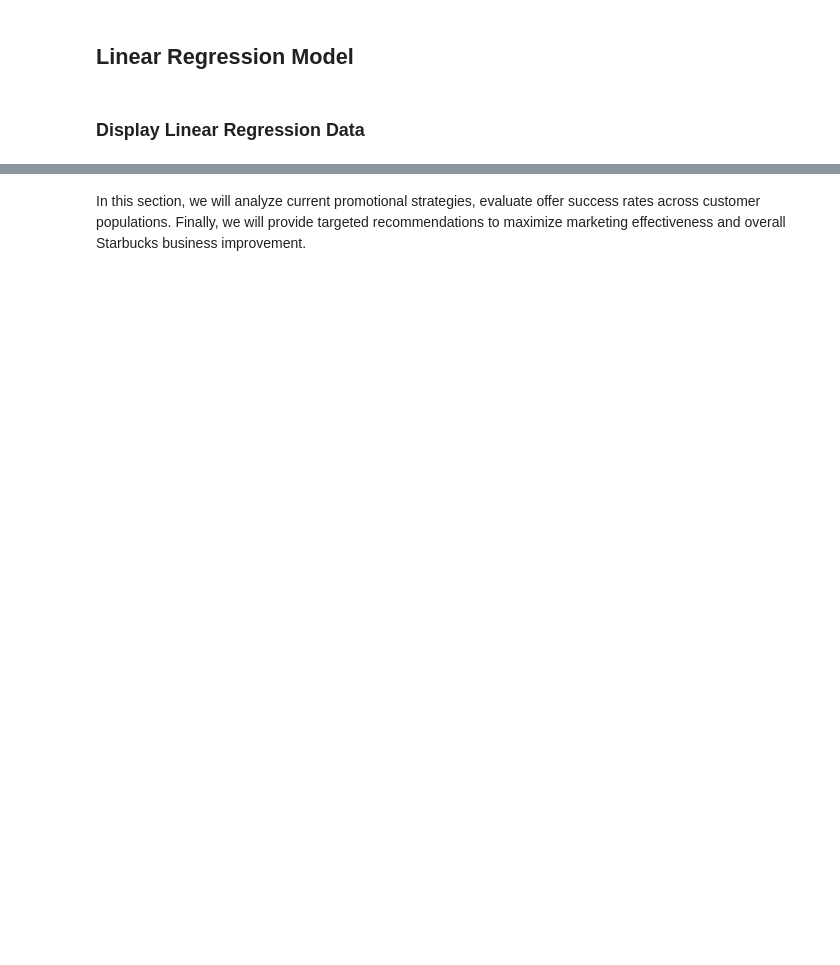
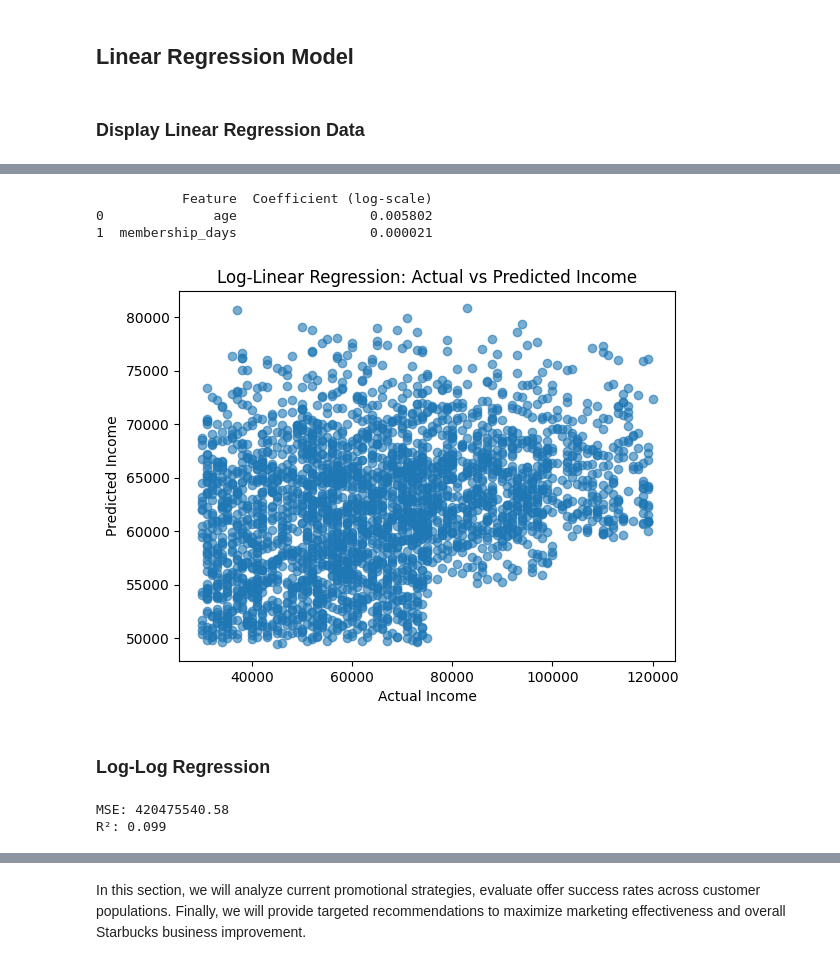
Before and after one commit to jar0987/2025FA_DSE200_MiniProject_StarbucksAnalysis, a Jupyter notebook: MiniProject_Starbucks_PhongLe_JakeRamirez.ipynb, the cells around one changed output, grey strips where cells are left out. Saved outputs shown, nothing was run; the diff lists cells and outputs as text; code cells hidden in the pictures; blank space fills up the shorter version.

```diff
--- a/MiniProject_Starbucks_PhongLe_JakeRamirez.ipynb
+++ b/MiniProject_Starbucks_PhongLe_JakeRamirez.ipynb
@@ -470,0 +638,60 @@ plt.show()
+# %%
+# --- Coefficients + Quick Plot ---
+
+coef_df = pd.DataFrame({'Feature': X.columns, 'Coefficient (log-scale)': model.coef_})
+print(coef_df)
+
+import matplotlib.pyplot as plt
+plt.scatter(np.exp(y_test), y_pred, alpha=0.6)
+plt.xlabel("Actual Income")
+plt.ylabel("Predicted Income")
+plt.title("Log-Linear Regression: Actual vs Predicted Income")
+plt.show()
+# %% [output]
+           Feature  Coefficient (log-scale)
+0              age                 0.005802
+1  membership_days                 0.000021
+[figure, added]
+# %% [markdown]
+### Log-Log Regression
+# %%
+# Log-Log Regression Analysis
+# Predict income based on log(age) and log(membership duration)
+
+import numpy as np
+import pandas as pd
+from sklearn.model_selection import train_test_split
+from sklearn.linear_model import LinearRegression
+from sklearn.metrics import mean_squared_error, r2_score
+
+# Raw features and target
+X_raw = profile_df_clean[['age']].copy()
+X_raw['membership_days'] = (
+    profile_df_clean['became_member_on'].max() - profile_df_clean['became_member_on']
+).dt.days
+y_raw = profile_df_clean['income']
+
+# Keep only positive values (log requires > 0)
+valid = (X_raw['age'] > 0) & (X_raw['membership_days'] > 0) & (y_raw > 0)
+X_pos = X_raw.loc[valid].copy()
+y_pos = y_raw.loc[valid].copy()
+
+# Log transform
+X = np.log(X_pos)
+y = np.log(y_pos)
+
+# Remove any remaining non-finite values
+df_ll = pd.concat([X, y.rename('income_log')], axis=1).replace([np.inf, -np.inf], np.nan).dropna()
+X = df_ll[['age', 'membership_days']]
+y = df_ll['income_log']
+
+# Train and evaluate
+X_train, X_test, y_train, y_test = train_test_split(X, y, test_size=0.2, random_state=42)
+model = LinearRegression().fit(X_train, y_train)
+y_pred = np.exp(model.predict(X_test))
+
+print("MSE:", round(mean_squared_error(np.exp(y_test), y_pred), 2))
+print("R²:", round(r2_score(np.exp(y_test), y_pred), 3))
+# %% [output]
+MSE: 420475540.58
+R²: 0.099
```
Also changed, not shown: parts of 19 cells of this notebook.
